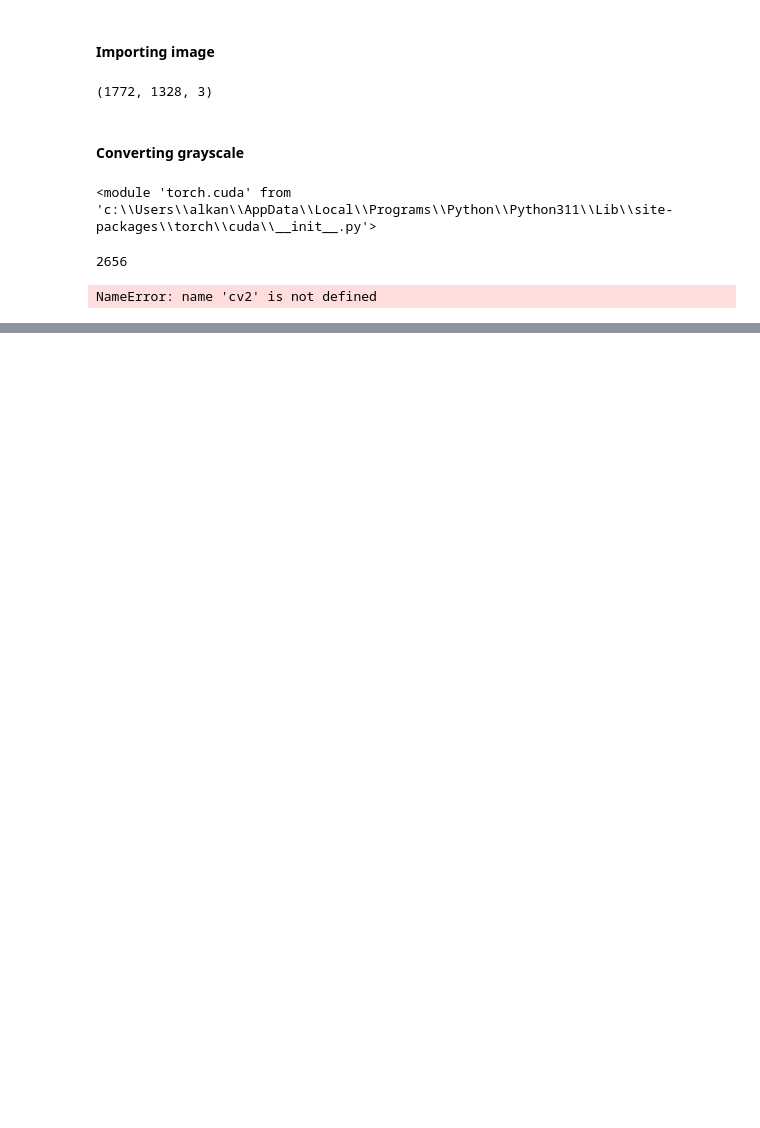
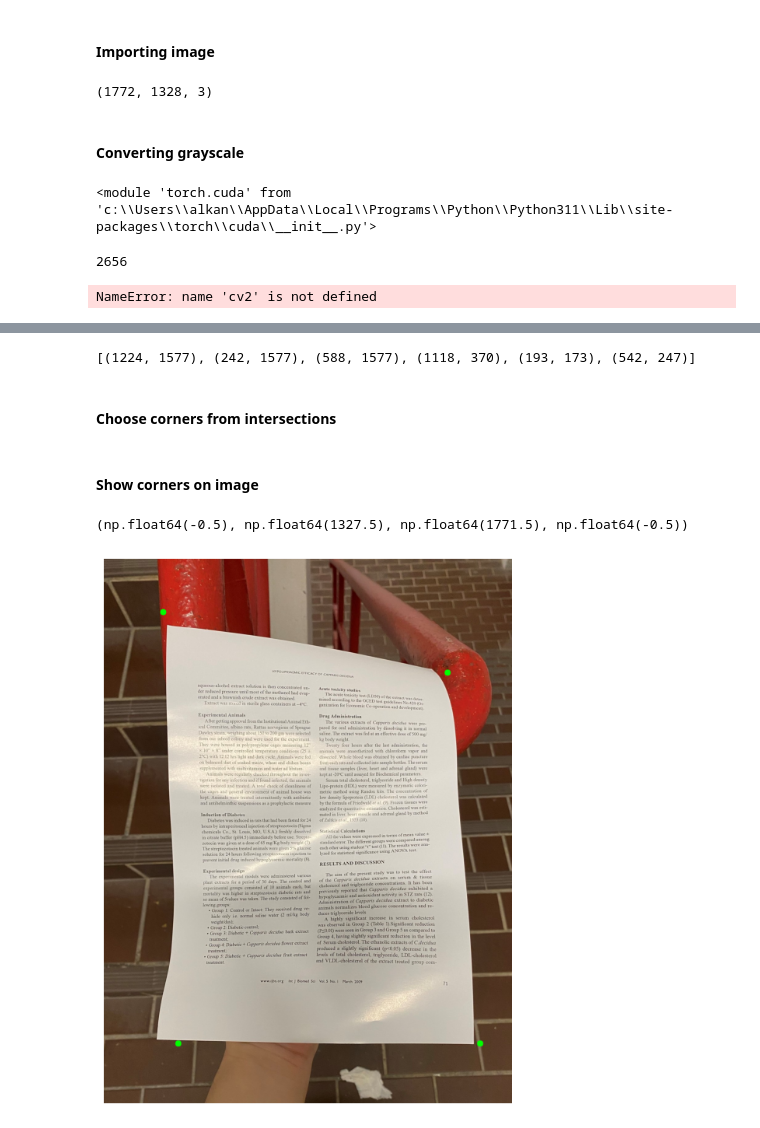
Before and after one commit to mfurkan03/Computer-Vision--Perspective-Correction-using-Edge-and-Line-Fitting, a Jupyter notebook: Main.ipynb, the cells around one changed output, grey strips where cells are left out. Drawn from its saved outputs; the diff is of its cells as text; code cells hidden in the pictures; blank space fills up the shorter version.

```diff
--- a/Main.ipynb
+++ b/Main.ipynb
@@ -411,0 +481,48 @@ plt.show()
+# %%
+vertical,horizontal = segment_by_angle(filtered_indicies)
+
+intersection_points = []
+
+for i in range(len(vertical)):
+    for j in range(len(horizontal)):
+        line1 = (rhos[vertical[i][0]], thetas[vertical[i][1]])
+        line2 = (rhos[horizontal[j][0]], thetas[horizontal[j][1]])
+        inter = intersection(line1,line2)
+        intersection_points.append(inter)
+intersection_points
+# %% [output]
+[(1224, 1577), (242, 1577), (588, 1577), (1118, 370), (193, 173), (542, 247)]
+# %% [markdown]
+#### Choose corners from intersections
+# %%
+
+# Sort by x (left to right)
+intersection_points = sorted(intersection_points, key=lambda p: p[0])
+
+# Leftmost and rightmost points
+left_points = intersection_points[:2]
+right_points = intersection_points[-2:]
+
+# Sort by y to separate top and bottom
+left_points.sort(key=lambda p: p[1])  # Top-left, bottom-left
+right_points.sort(key=lambda p: p[1])  # Top-right, bottom-right
+
+top_left = left_points[0]
+bottom_left = left_points[1]
+top_right = right_points[0]
+bottom_right = right_points[1]
+# %% [markdown]
+#### Show corners on image
+# %%
+dotted_image = img.copy()
+dotted_image=cv2.circle(dotted_image, top_left, 10, (0, 255, 0), -1)
+dotted_image=cv2.circle(dotted_image, bottom_left, 10, (0, 255, 0), -1)
+dotted_image=cv2.circle(dotted_image, top_right, 10, (0, 255, 0), -1)
+dotted_image=cv2.circle(dotted_image, bottom_right, 10, (0, 255, 0), -1)
+
+plt.figure(figsize=(20,20))
+plt.subplot(221)
+plt.imshow(dotted_image)
+# %% [output]
+(np.float64(-0.5), np.float64(1327.5), np.float64(1771.5), np.float64(-0.5))
+[figure, added]
```
Also changed, not shown: parts of 22 cells of this notebook.
